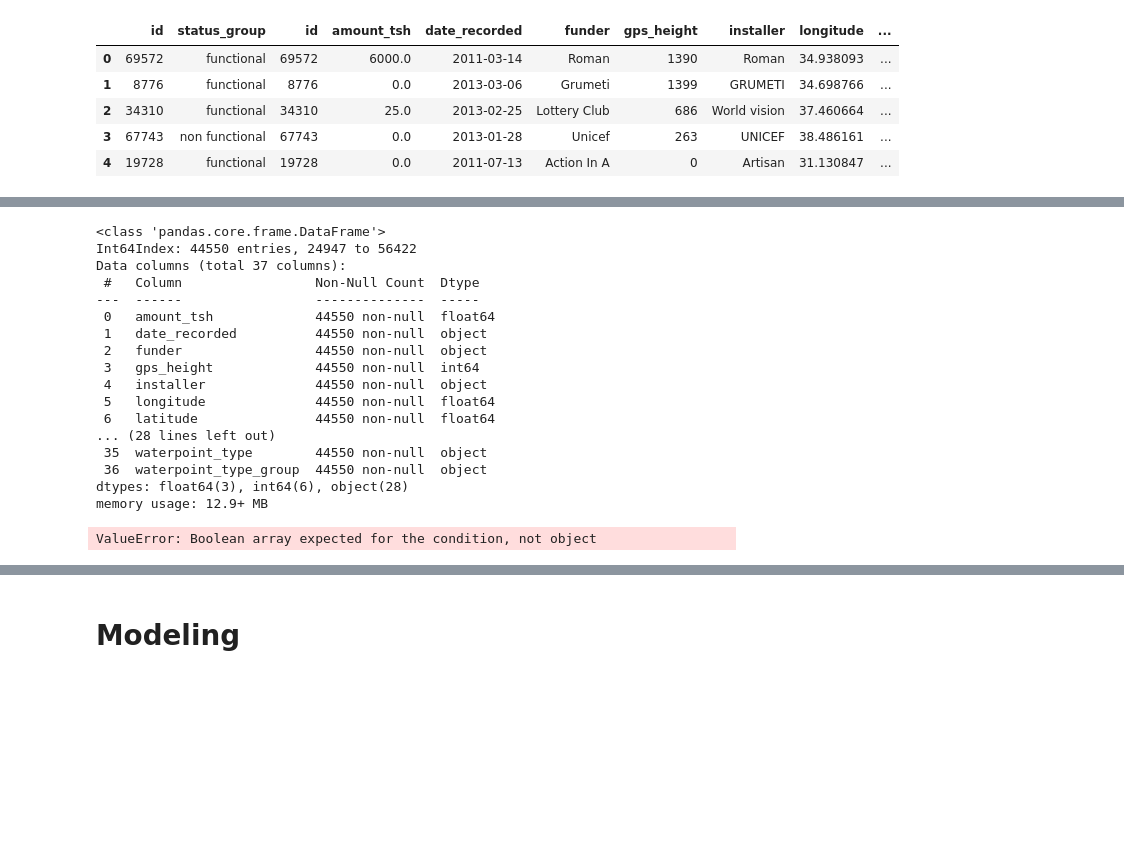
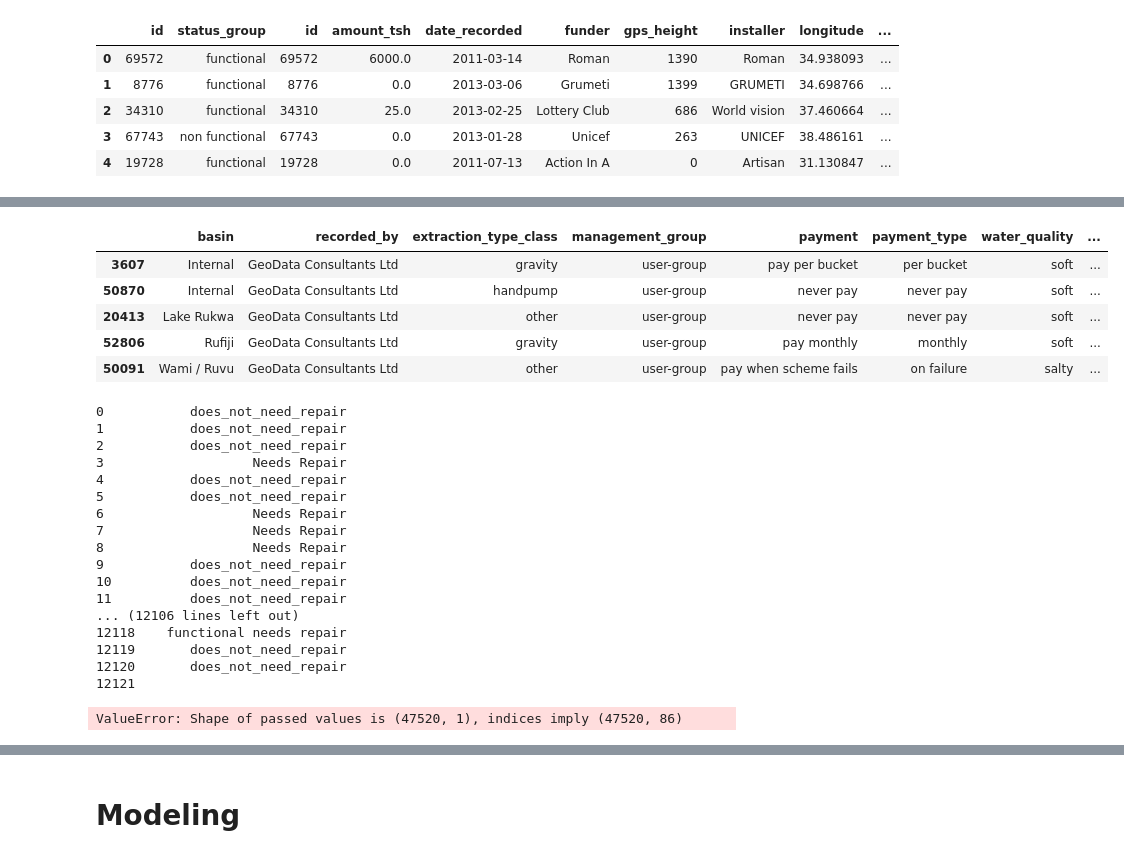
Before and after one commit to adammarianacci/Waterwell_Analysis, a Jupyter notebook: notebook.ipynb, the cells around one changed output, grey strips where cells are left out. Saved outputs shown, nothing was run; the diff lists cells and outputs as text; code cells hidden in the pictures; blank space fills up the shorter version.

```diff
--- a/notebook.ipynb
+++ b/notebook.ipynb
@@ -90,4 +116,4 @@ memory usage: 17.2+ MB
 # %%
 # Defining X and y variables
-y = Waterwells_df["status_group"]
-X = Waterwells_df.drop("status_group", axis=1)
+y = Waterwells_df["repair_status"]
+X = Waterwells_df.drop("repair_status", axis=1)
@@ -94,4 +122,4 @@ X = Waterwells_df.drop("status_group", axis=1)
 # %%
 # Performing a train, test, split
-X_train, X_test, y_train, y_test = train_test_split(X, y, random_state=42)
+X_train, X_test, y_train, y_test = train_test_split(X, y, test_size = 0.2, random_state=42)
 # %% [markdown]
@@ -143,25 +148,11 @@ dtype: int64
-# %%
-X_train_fill_na.info()
-# %% [output]
-<class 'pandas.core.frame.DataFrame'>
-Int64Index: 44550 entries, 24947 to 56422
-Data columns (total 37 columns):
- #   Column                 Non-Null Count  Dtype
----  ------                 --------------  -----
- 0   amount_tsh             44550 non-null  float64
- 1   date_recorded          44550 non-null  object
- 2   funder                 44550 non-null  object
- 3   gps_height             44550 non-null  int64
- 4   installer              44550 non-null  object
- 5   longitude              44550 non-null  float64
- 6   latitude               44550 non-null  float64
-... (28 lines left out)
- 35  waterpoint_type        44550 non-null  object
- 36  waterpoint_type_group  44550 non-null  object
-dtypes: float64(3), int64(6), object(28)
-memory usage: 12.9+ MB
-# %%
-categorical_features = Waterwells_df.select_dtypes(exclude=["int64", "float64"]).copy()
-X_train_categorical = X_train_fill_na[categorical_features].copy()
-# %% [output]
-ValueError: Boolean array expected for the condition, not object
+# %%
+#Defining categorical df
+X_train_categorical = X_train.select_dtypes(include='object').copy()
+X_train_categorical.head()
+# %% [output]
+|  | basin | recorded_by | extraction_type_class | management_group | payment | payment_type | water_quality | ... |
+| 3607 | Internal | GeoData Consultants Ltd | gravity | user-group | pay per bucket | per bucket | soft | ... |
+| 50870 | Internal | GeoData Consultants Ltd | handpump | user-group | never pay | never pay | soft | ... |
+| 20413 | Lake Rukwa | GeoData Consultants Ltd | other | user-group | never pay | never pay | soft | ... |
+| 52806 | Rufiji | GeoData Consultants Ltd | gravity | user-group | pay monthly | monthly | soft | ... |
+| 50091 | Wami / Ruvu | GeoData Consultants Ltd | other | user-group | pay when scheme fails | on failure | salty | ... |
@@ -168,3 +162,36 @@ ValueError: Boolean array expected for the condition, not object
+# %%
+Waterwells_df['repair_status']
+# %% [output]
+0           does_not_need_repair
+1           does_not_need_repair
+2           does_not_need_repair
+3                   Needs Repair
+4           does_not_need_repair
+5           does_not_need_repair
+6                   Needs Repair
+7                   Needs Repair
+8                   Needs Repair
+9           does_not_need_repair
+10          does_not_need_repair
+11          does_not_need_repair
+... (12106 lines left out)
+12118    functional needs repair
+12119       does_not_need_repair
+12120       does_not_need_repair
+12121
+# %%
+ohe = OneHotEncoder(handle_unknown="ignore")
+
+ohe.fit(X_train_categorical)
+
+X_train_ohe = pd.DataFrame(
+    ohe.transform(X_train_categorical),
+    index=X_train_categorical.index,
+    columns=np.hstack(ohe.categories_)
+)
+X_train_ohe
+# %% [output]
+ValueError: Shape of passed values is (47520, 1), indices imply (47520, 86)
 # %%
 ohe = OneHotEncoder(handle_unknown="ignore")
 
```
Also changed, not shown: parts of 13 cells of this notebook.
